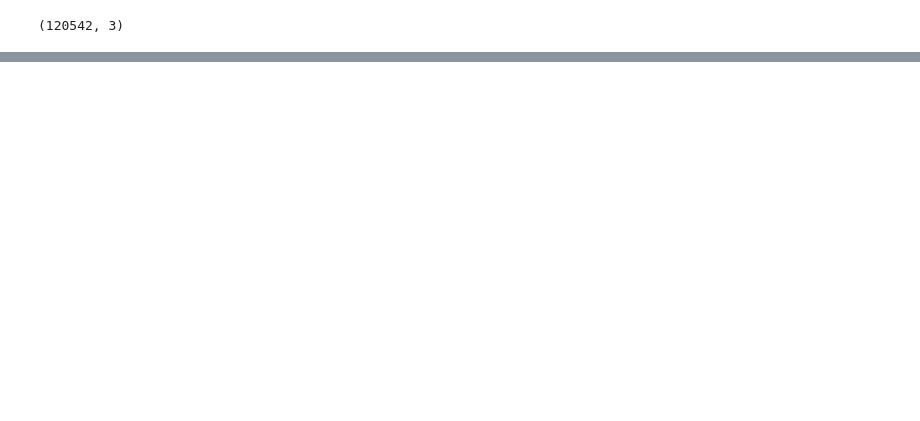
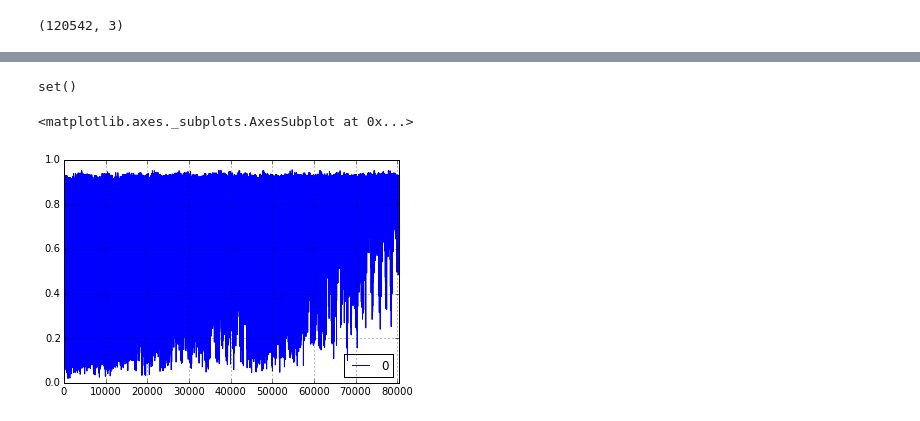
Before and after one commit to umkevinc/DD, a Jupyter notebook: Prediction.ipynb, the cells around one changed output, grey strips where cells are left out. Saved outputs shown, nothing was run; the diff lists cells and outputs as text; code cells hidden in the pictures; blank space fills up the shorter version.

```diff
--- a/Prediction.ipynb
+++ b/Prediction.ipynb
@@ -31,6 +86,5 @@ train_enroll.shape
 # %%
-"""
-Base Feature
-"""
-train_base = fea.activity_total_and_percentile(enroll_df=train_enroll, log_df=train_log, dt_df=dt_df).sort('enrollment_id')
-print train_base.shape
+user_cluster_df = fea.k_mean_user_df(enroll_df=train_enroll, log_df=train_log, dt_df=dt_df)
+kmean_model, user_label_df = fea.train_kmean(user_cluster_df)
+whole_new_train_base = pd.merge(whole_new_train_base, user_label_df,  on=['enrollment_id'], how='left')
+print whole_new_train_base.shape
@@ -126,3 +170,0 @@ print("ROC: %0.5f (+/- %0.2f)" % (scores.mean(), scores.std() * 2))
-# %%
-clf.fit(train_base, labels)
-predicted_labels = clf.predict(train_base)
@@ -128,0 +229,6 @@ predicted_labels = clf.predict(train_base)
+# %%
+"""
+Add KMean Features
+"""
+user_cluster_df = fea.k_mean_user_df(enroll_df=test_enroll, log_df=test_log, dt_df=dt_df)
+whole_new_test_base['kmean_labels'] = kmean_model.predict(user_cluster_df.values)
@@ -128,0 +278,25 @@ predicted_labels = clf.predict(train_base)
+# %%
+set(final_test_base.columns.tolist()) ^ set(final_train_base.columns.tolist())
+# %% [output]
+set()
+# %%
+# Prediction I
+clf = ensemble.RandomForestClassifier(n_jobs=-1, n_estimators=1000, min_samples_split=1, random_state=0)
+clf.fit(final_train_base, labels)
+test_prediction=clf.predict_proba(final_test_base)[:,1]
+
+# Prediction II
+# prediction_list = pd.DataFrame()
+# for i in range(15):
+#     print "iter:%s" % i
+#     r_int = randint(1, 100)
+#     clf = ensemble.RandomForestClassifier(n_jobs=-1, n_estimators=300, min_samples_split=1, random_state=r_int)
+#     clf.fit(final_train_base, labels)
+#     prediction_list['r%s' % i] = clf.predict_proba(final_test_base)[:,1]
+# print prediction_list.head()
+# test_prediction = prediction_list.mean(axis=1)
+# %%
+pd.DataFrame(test_prediction).plot()
+# %% [output]
+<matplotlib.axes._subplots.AxesSubplot at 0x...>
+[figure, added]
```
Also changed, not shown: parts of 18 cells of this notebook, 3 other files.
